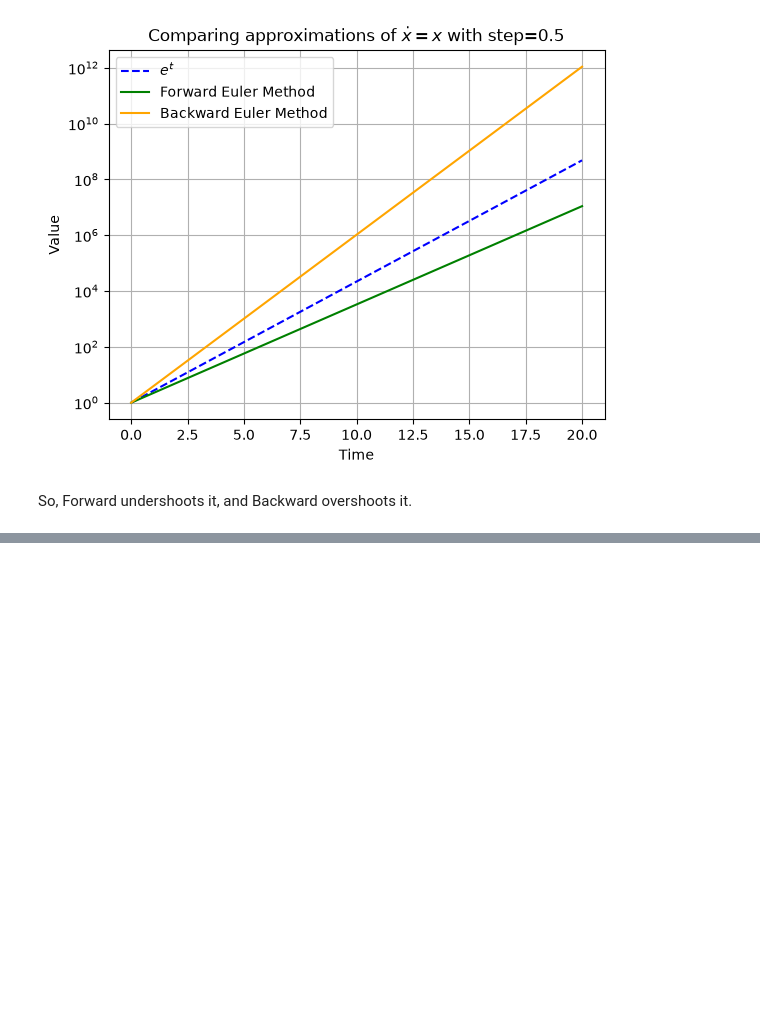
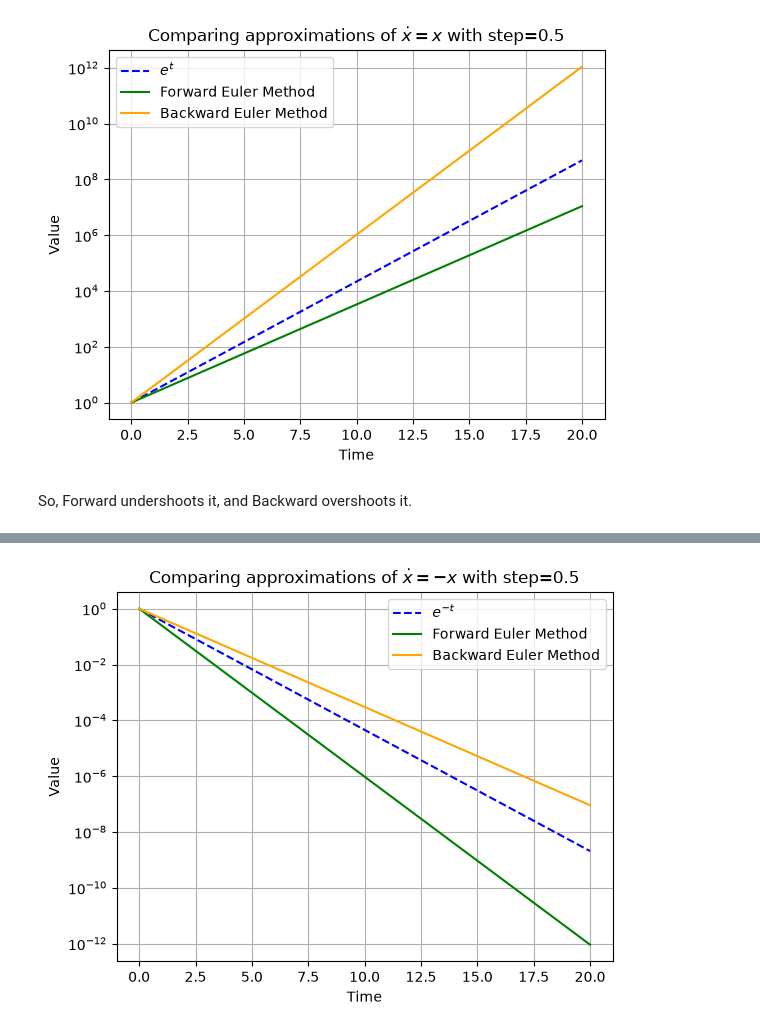
Before and after one commit to Sean26-iti/ShortCourseforMathematicalNeuro, a Jupyter notebook: E&HChapterTwo.ipynb, the cells around one changed output, grey strips where cells are left out. Drawn from its saved outputs; the diff is of its cells as text; code cells hidden in the pictures; blank space fills up the shorter version.

Commit message:
MATLAB Forward Euler
Switched gears to complete exercise 2. I have a feeling I'll be coming back to this soon, I have an idea for how to clean it up a bit.

```diff
--- a/E&HChapterTwo.ipynb
+++ b/E&HChapterTwo.ipynb
@@ -456,0 +467,27 @@ So, Forward undershoots it, and Backward overshoots it.
+# %%
+dt = 0.5
+t_max = 20
+N = int(t_max/dt)+1
+
+t= np.linspace(0,t_max,N)
+X1=np.zeros(N)
+X1[0]=1
+X2=np.zeros(N)
+X2[0]=1
+for i in range(N-1):
+    dx_dt=-X1[i]
+    X1[i+1]=X1[i]+dx_dt*dt
+    X2[i+1]=X2[i]/(1+dt)
+
+plt.plot(t,np.exp(-t), label="$e^{-t}$", color="blue", linestyle="--")
+plt.plot(t,X1,label="Forward Euler Method", color="green")
+plt.plot(t,X2,label="Backward Euler Method",color="orange")
+plt.xlabel("Time")
+plt.ylabel("Value")
+plt.grid(True)
+plt.yscale("log")
+plt.legend()
+plt.title(r"Comparing approximations of $\dot{x}=-x$ with step=0.5")
+plt.show()
+# %% [output]
+[figure, added]
```
Also changed, not shown: parts of 17 cells of this notebook, 1 other file.
